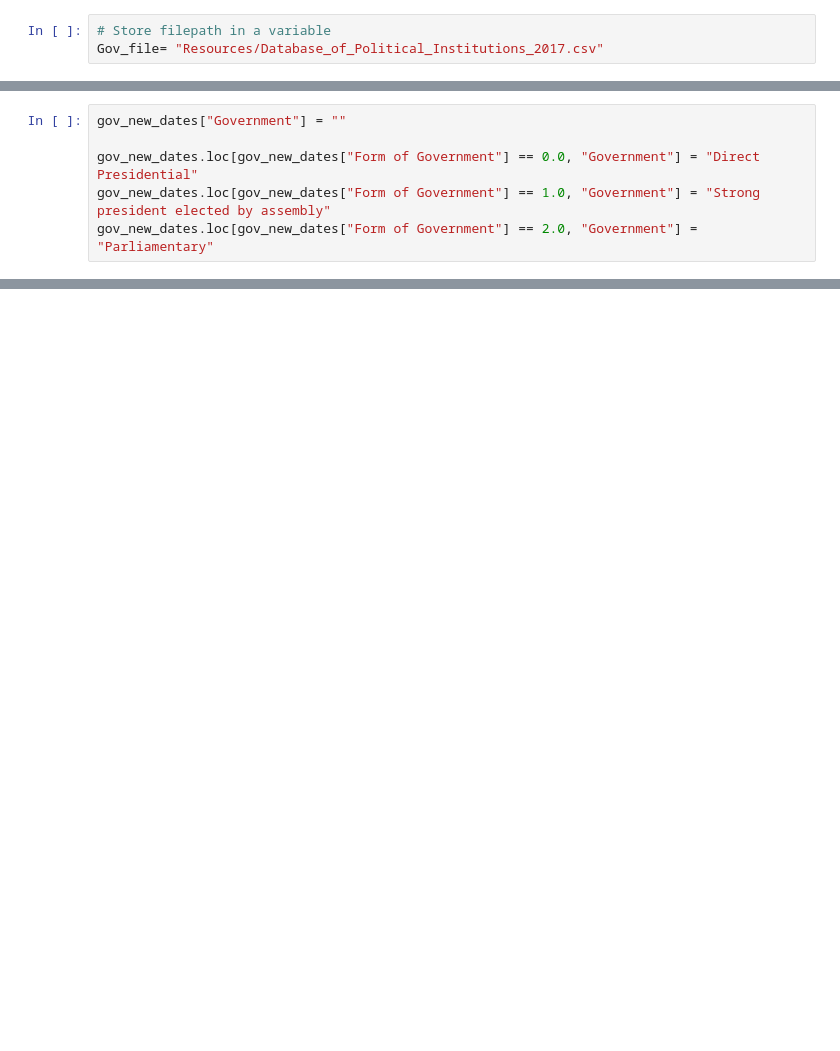
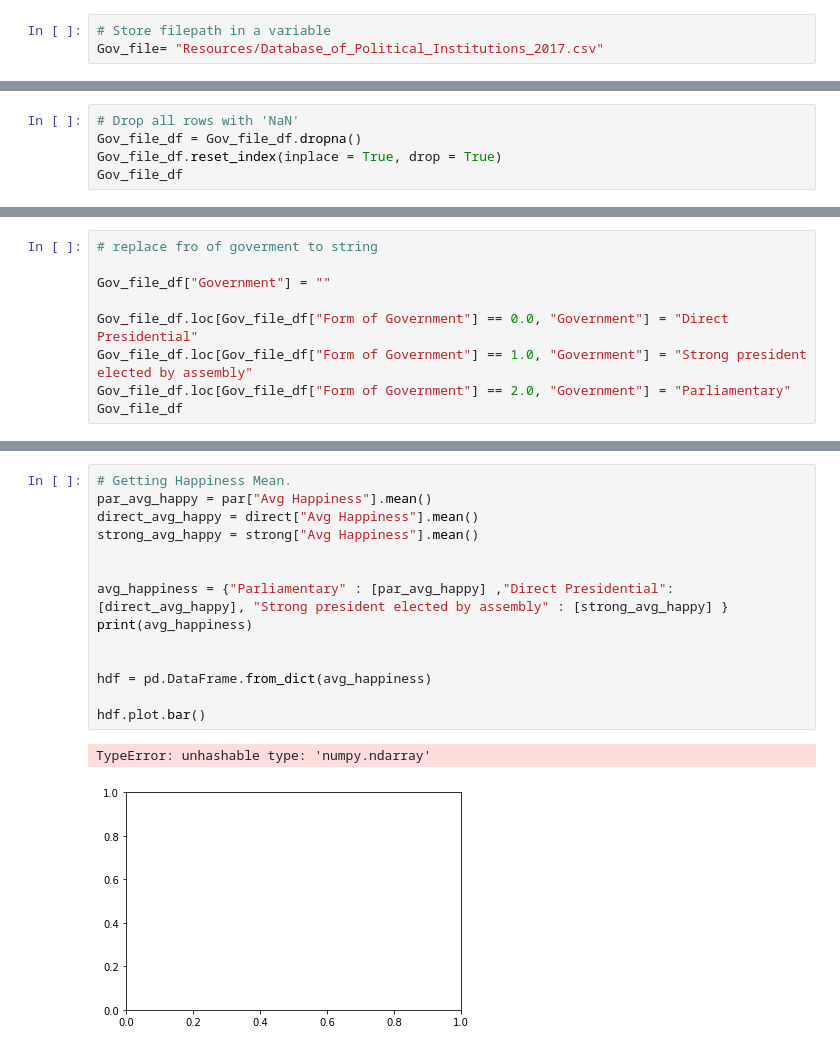
Before and after one commit to reginesgit/Factors-Contributing-to-a-Countrys-Happiness, a Jupyter notebook: Government/Gov.ipynb, the cells around one changed output, grey strips where cells are left out. Cells and saved outputs as stored; diff of their text form; blank space fills up the shorter version.

```diff
--- a/Government/Gov.ipynb
+++ b/Government/Gov.ipynb
@@ -113,0 +148,5 @@ for Country in new_gov["Country"].unique():
+# %%
+# Drop all rows with 'NaN'
+Gov_file_df = Gov_file_df.dropna()
+Gov_file_df.reset_index(inplace = True, drop = True)
+Gov_file_df
@@ -114,6 +167,9 @@ for Country in new_gov["Country"].unique():
 # %%
-gov_new_dates["Government"] = ""
+# replace fro of goverment to string
 
-gov_new_dates.loc[gov_new_dates["Form of Government"] == 0.0, "Government"] = "Direct Presidential"
-gov_new_dates.loc[gov_new_dates["Form of Government"] == 1.0, "Government"] = "Strong president elected by assembly"
-gov_new_dates.loc[gov_new_dates["Form of Government"] == 2.0, "Government"] = "Parliamentary"
+Gov_file_df["Government"] = ""
+
+Gov_file_df.loc[Gov_file_df["Form of Government"] == 0.0, "Government"] = "Direct Presidential"
+Gov_file_df.loc[Gov_file_df["Form of Government"] == 1.0, "Government"] = "Strong president elected by assembly"
+Gov_file_df.loc[Gov_file_df["Form of Government"] == 2.0, "Government"] = "Parliamentary"
+Gov_file_df
@@ -164,0 +246,17 @@ merge_happiness_Gov.head()
+# %%
+# Getting Happiness Mean.
+par_avg_happy = par["Avg Happiness"].mean()
+direct_avg_happy = direct["Avg Happiness"].mean()
+strong_avg_happy = strong["Avg Happiness"].mean()
+
+
+avg_happiness = {"Parliamentary" : [par_avg_happy] ,"Direct Presidential": [direct_avg_happy], "Strong president elected by assembly" : [strong_avg_happy] }
+print(avg_happiness)
+
+
+hdf = pd.DataFrame.from_dict(avg_happiness)
+
+hdf.plot.bar()
+# %% [output]
+TypeError: unhashable type: 'numpy.ndarray'
+[figure, added]
```
Also changed, not shown: parts of 21 cells of this notebook, 2 other files.
